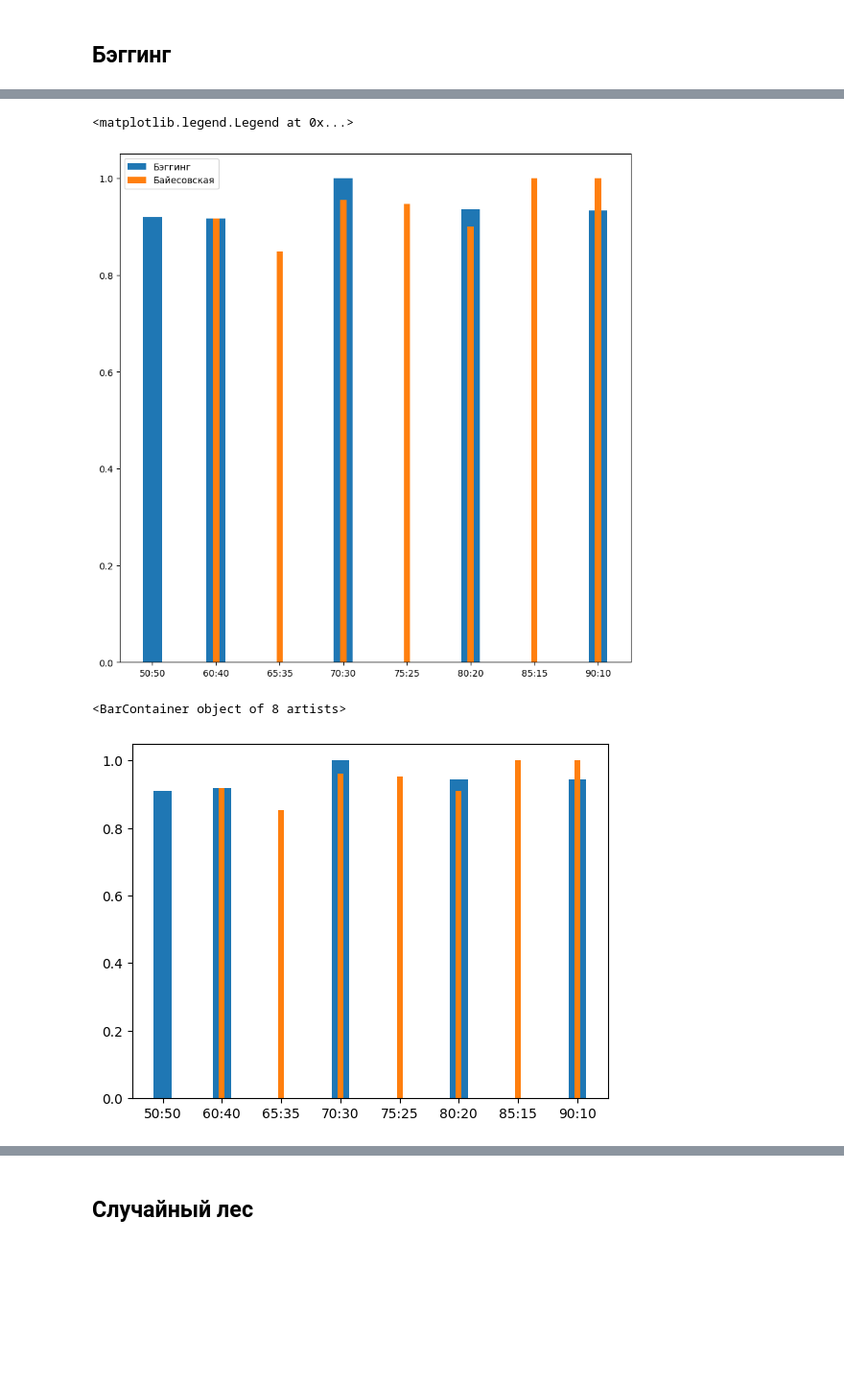
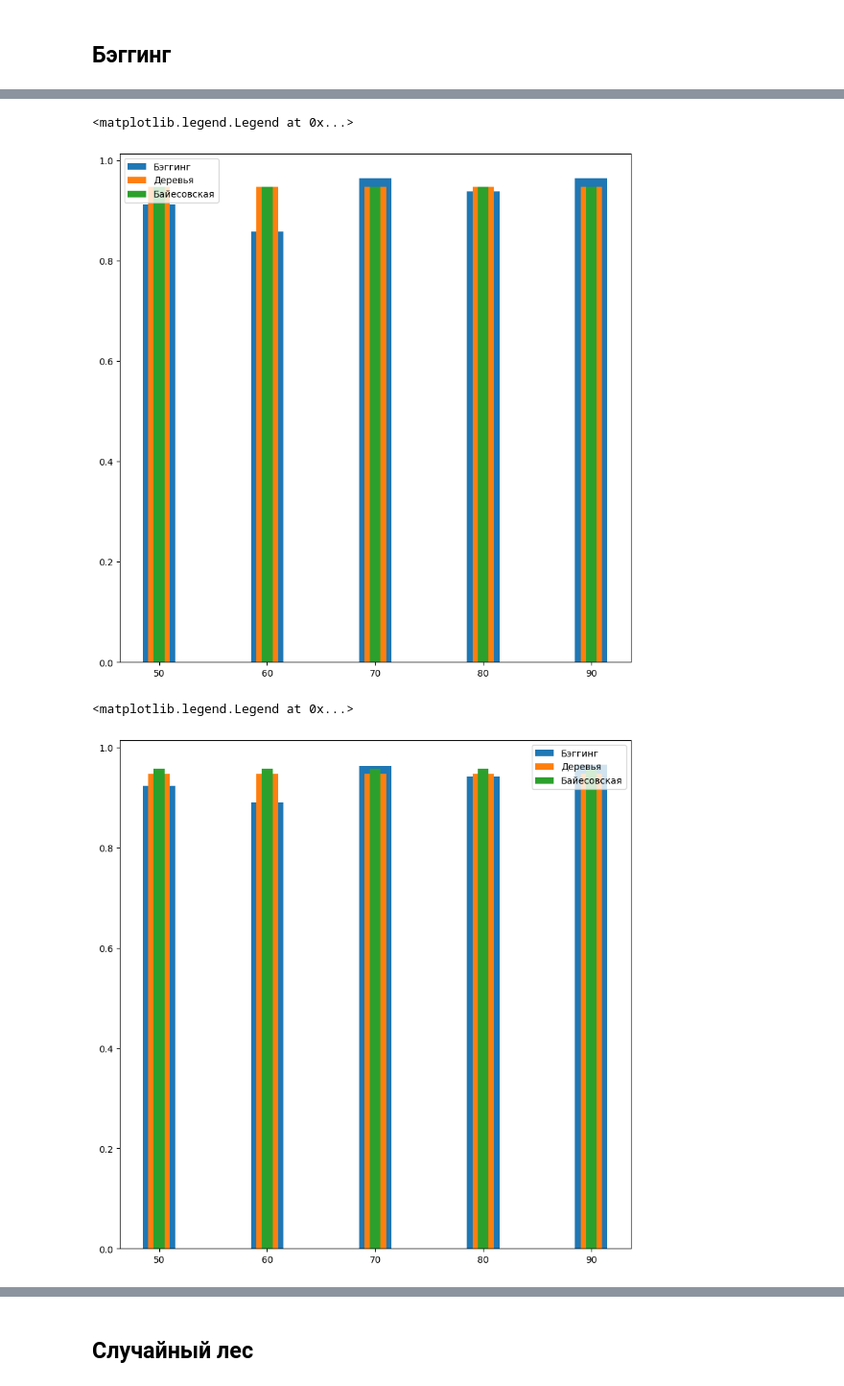
Before and after one commit to Miansvi/classification, a Jupyter notebook: Classification.ipynb, the cells around one changed output, grey strips where cells are left out. Shown at 96% size. Saved outputs shown, nothing was run; the diff lists cells and outputs as text; code cells hidden in the pictures; blank space fills up the shorter version.

```diff
--- a/Classification.ipynb
+++ b/Classification.ipynb
@@ -121,15 +121,15 @@ plt.bar(f1_t.keys(), f1_t.values(), 0.3)
 ## Бэггинг
 # %%
 from sklearn import ensemble
-bclf = ensemble.BaggingClassifier()
 accuracy_beg = dict()
 precision_beg = dict()
 recall_beg = dict()
 f1_beg = dict()
-for tr_size in np.arange(0.5, 1, 0.1):
-  X_train, X_val, y_train, y_val = train_test_split(X, y, train_size = tr_size)
+for n_estimators in np.arange(50, 100, 10):
+  bclf = ensemble.BaggingClassifier(n_estimators = n_estimators)
+  X_train, X_val, y_train, y_val = train_test_split(X, y, test_size = 0.75)
   bclf = bclf.fit(X_train, y_train)
-  key = "{start:.0f}:{end:.0f}".format(start = tr_size * 100, end = 100 - tr_size * 100)
+  key = "{start:.0f}".format(start = n_estimators)
   accuracy_beg[key] = accuracy_score(y_val, bclf.predict(X_val))
   precision_beg[key] = precision_score(y_val, bclf.predict(X_val), average='macro')
   recall_beg[key] = recall_score(y_val, bclf.predict(X_val), average='macro')
@@ -162,43 +157,27 @@ key_beg.sort()
 # %%
-val_beg = list()
-val_b = list()
-for key in key_beg:
-  if key in accuracy_beg.keys():
-    val_beg.append(accuracy_beg[key])
-  else:
-    val_beg.append(0)
-
-  if key in accuracy_b.keys():
-    val_b.append(accuracy_b[key])
-  else:
-    val_b.append(0)
+key = "75:25"
+val_b = [accuracy_b[key] for _ in accuracy_beg.keys()]
+val_t = [accuracy_t[key] for _ in accuracy_beg.keys()]
 
 plt.figure(figsize=(10,10))
-plt.bar(key_beg, val_beg, 0.3, label = 'Бэггинг')
-plt.bar(key_beg, val_b, 0.1, label = 'Байесовская')
+plt.bar(accuracy_beg.keys(), accuracy_beg.values(), 0.3, label = 'Бэггинг')
+plt.bar(accuracy_beg.keys(), val_t, 0.2, label = 'Деревья')
+plt.bar(accuracy_beg.keys(), val_b, 0.1, label = 'Байесовская')
 plt.legend()
 # %% [output]
 <matplotlib.legend.Legend at 0x...>
-[figure, old version]
+[figure, new version]
 # %%
-val_beg = list()
-val_b = list()
-for key in key_beg:
-  if key in precision_beg.keys():
-    val_beg.append(precision_beg[key])
-  else:
-    val_beg.append(0)
-
-  if key in precision_b.keys():
-    val_b.append(precision_b[key])
-  else:
-    val_b.append(0)
+key = "75:25"
+val_b = [precision_b[key] for _ in precision_beg.keys()]
+val_t = [precision_t[key] for _ in precision_beg.keys()]
 
 plt.figure(figsize=(10,10))
-plt.bar(key_beg, val_beg, 0.3, label = 'Бэггинг')
-plt.bar(key_beg, val_b, 0.1, label = 'Байес')
+plt.bar(precision_beg.keys(), precision_beg.values(), 0.3, label = 'Бэггинг')
+plt.bar(precision_beg.keys(), val_t, 0.2, label = 'Деревья')
+plt.bar(precision_beg.keys(), val_b, 0.1, label = 'Байесовская')
 plt.legend()
 # %% [output]
-<BarContainer object of 8 artists>
+<matplotlib.legend.Legend at 0x...>
-[figure, old version]
+[figure, new version]
 # %%
```
Also changed, not shown: parts of 38 cells of this notebook.
